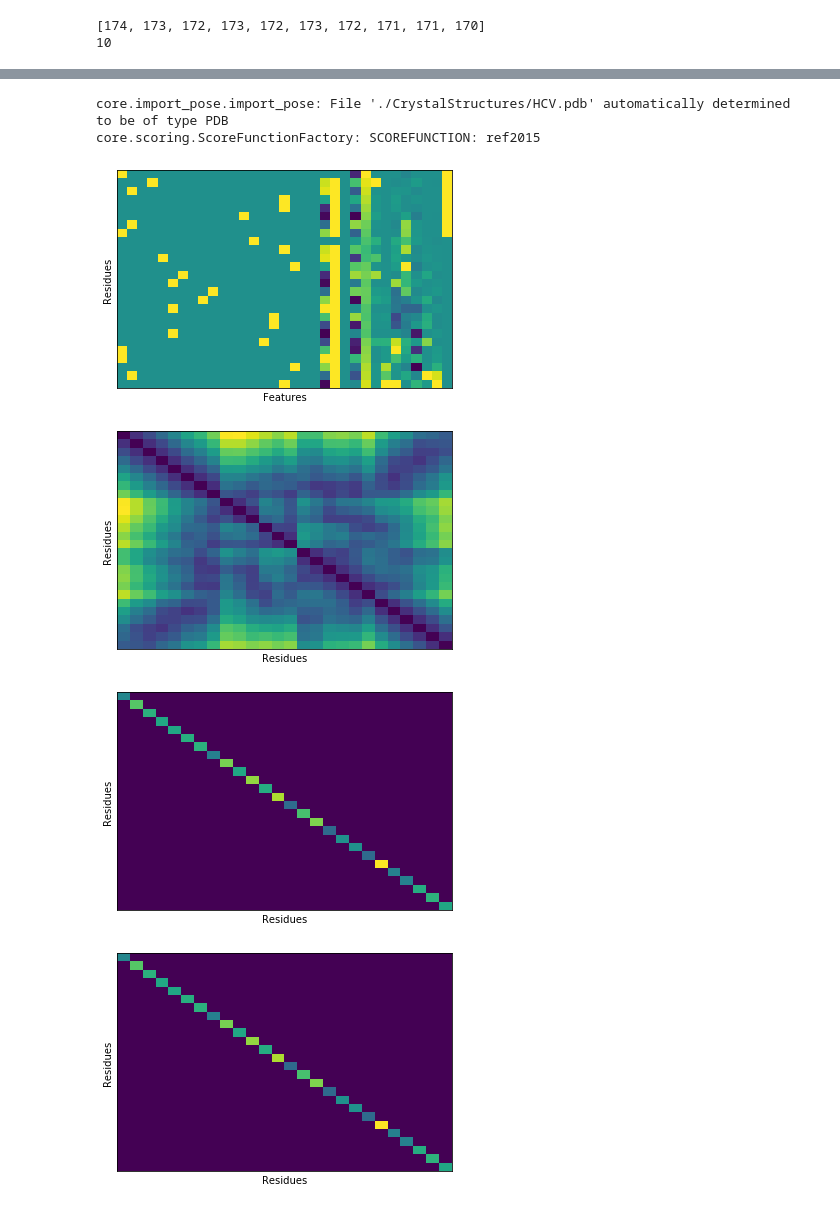
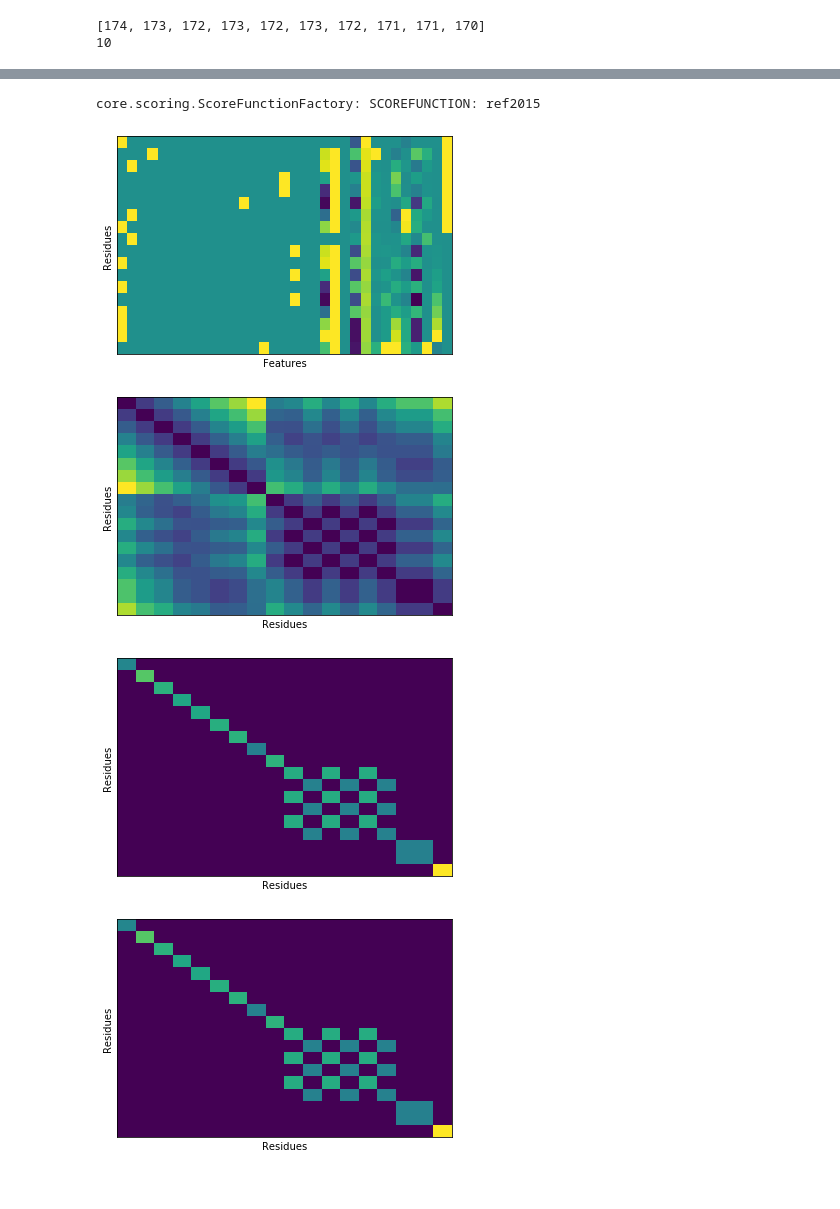
Before and after one commit to SamuelStentz/Graph-Convolutional-Neural-Network, a Jupyter notebook: GraphGeneration/Test Graph Generation.ipynb, the cells around one changed output, grey strips where cells are left out. Drawn from its saved outputs; the diff is of its cells as text; code cells hidden in the pictures.

```diff
--- a/GraphGeneration/Test Graph Generation.ipynb
+++ b/GraphGeneration/Test Graph Generation.ipynb
@@ -126,29 +126,28 @@ Wall time: 20.9 ms
 # %%
-interface = index_interface_8ang_original(pose, ind_act, ind_sub, 10, protease = "./CrystalStructures/HCV.pdb")
+#interface = index_interface_8ang_original(pose, ind_act, ind_sub, 10, protease = "./CrystalStructures/HCV.pdb")
 
-g = protein_graph(pose = pose, substrate_indices=ind_act, interface_indices = interface, params = params)
+g = protein_graph(pose = pose, substrate_indices=ind_act, interface_indices = ind_if, params = params)
 
 fig, ax = plt.subplots()
 ax.imshow(g.V, cmap='viridis', aspect='auto')
 ax.set_xlabel("Features")
 ax.set_ylabel("Residues")
 ax.set_xticks([])
 ax.set_yticks([])
 plt.show()
 
 for m in range(g.A.shape[2]):
     fig, ax = plt.subplots()
     ax.imshow(g.A[:,:,m], cmap='viridis', aspect='auto')
     ax.figsize=(10,10)
     ax.set_xlabel("Residues")
     ax.set_ylabel("Residues")
     ax.set_xticks([])
     ax.set_yticks([])
     plt.show()
 # %% [output]
-core.import_pose.import_pose: File './CrystalStructures/HCV.pdb' automatically determined to be of type PDB
 core.scoring.ScoreFunctionFactory: SCOREFUNCTION: ref2015
-[figure, old version]
+[figure, new version]
-[figure, old version]
+[figure, new version]
-[figure, old version]
+[figure, new version]
-[figure, old version]
+[figure, new version]
```
Also changed, not shown: parts of 8 cells of this notebook, 3 other files.
